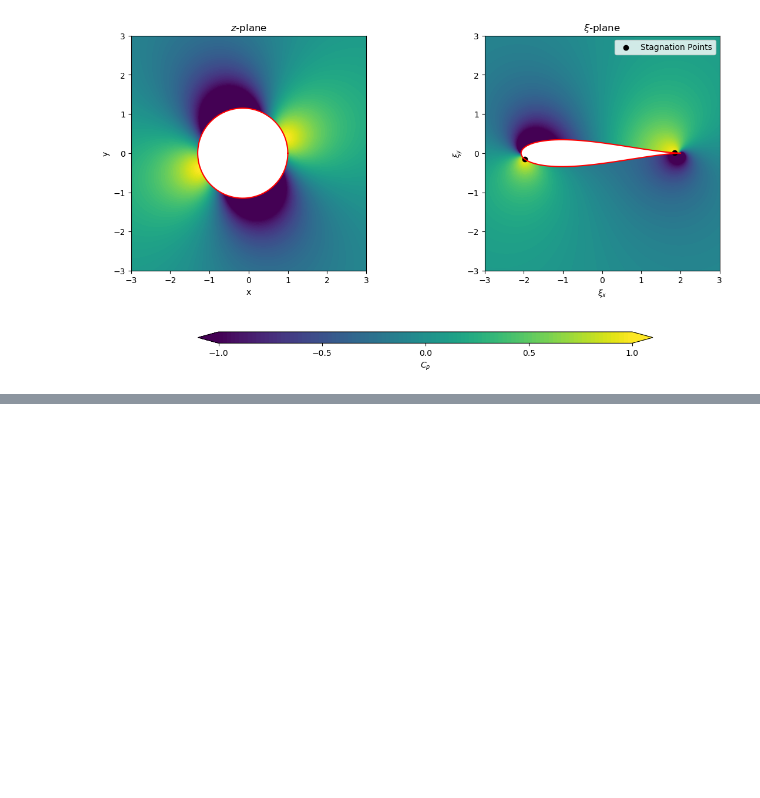
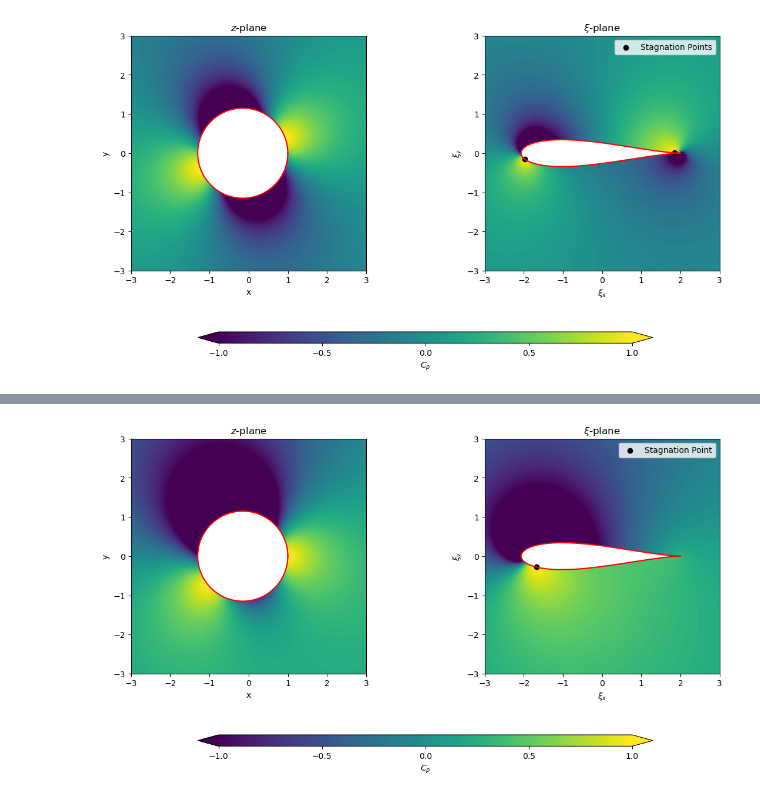
Before and after one commit to mathieucadei/AeroPython, a Jupyter notebook: lessons/assignments/06_Lesson06_Assignment.ipynb, the cells around one changed output, grey strips where cells are left out. Cells and saved outputs as stored; diff of their text form; code cells hidden in the pictures; blank space fills up the shorter version.

```diff
--- a/lessons/assignments/06_Lesson06_Assignment.ipynb
+++ b/lessons/assignments/06_Lesson06_Assignment.ipynb
@@ -635,0 +696,56 @@ display(Markdown(rf"""
+# %%
+cp_z = doublet_vortex_freestream.pressure_coefficient(complex_grid_prime)
+
+cp_xi = 1 - (np.abs(w_xi) / freestream.U_inf)**2
+# %%
+# 3.
+x_start, x_end = -3, 3
+y_start, y_end = -3, 3
+
+steps = 4
+levels = np.linspace(-1, 1, 100)
+
+z_circle = (xc + yc * 1j) + R * np.exp(1j * theta)
+xi_circle = joukowski_transformation(z_circle, c)
+
+stag_mask = np.abs(w_xi) < 1e-5
+
+x_stag_xi = xi.real[stag_mask]
+y_stag_xi = xi.imag[stag_mask]
+
+fig, ax = plt.subplots(1, 2, figsize=(12, 6), layout='constrained')
+ax[0].plot(z_circle.real, z_circle.imag, color='r')
+contf = ax[0].contourf(z.real, z.imag, cp_z,
+              levels=levels, cmap='viridis', extend='both')
+ax[0].set_xlim(x_start, x_end)
+ax[0].set_ylim(y_start, y_end)
+ax[0].set_aspect("equal")
+ax[0].set_xlabel('x')
+ax[0].set_ylabel('y')
+ax[0].set_title('$z$-plane')
+
+ax[1].plot(xi_circle.real, xi_circle.imag, color='r')
+ax[1].contourf(xi.real, xi.imag, cp_xi,
+              levels=levels, cmap='viridis', extend='both')
+ax[1].scatter(x_stag_xi, y_stag_xi, c='k', label='Stagnation Point')
+ax[1].set_xlim(x_start, x_end)
+ax[1].set_ylim(y_start, y_end)
+ax[1].set_aspect("equal")
+ax[1].set_xlabel(r'$\xi_x$')
+ax[1].set_ylabel(r'$\xi_y$')
+ax[1].legend()
+ax[1].set_title(r'$\xi$-plane')
+
+cbar = fig.colorbar(
+    contf, ax=ax,
+    location='bottom',
+    shrink=0.65,
+    aspect=40,
+    pad=0.12
+)
+cbar.set_label('$C_p$')
+cbar.set_ticks(np.linspace(-1, 1, 5))
+
+plt.show()
+# %% [output]
+[figure, added]
```
Also changed, not shown: parts of 18 cells of this notebook, 1 other file.
